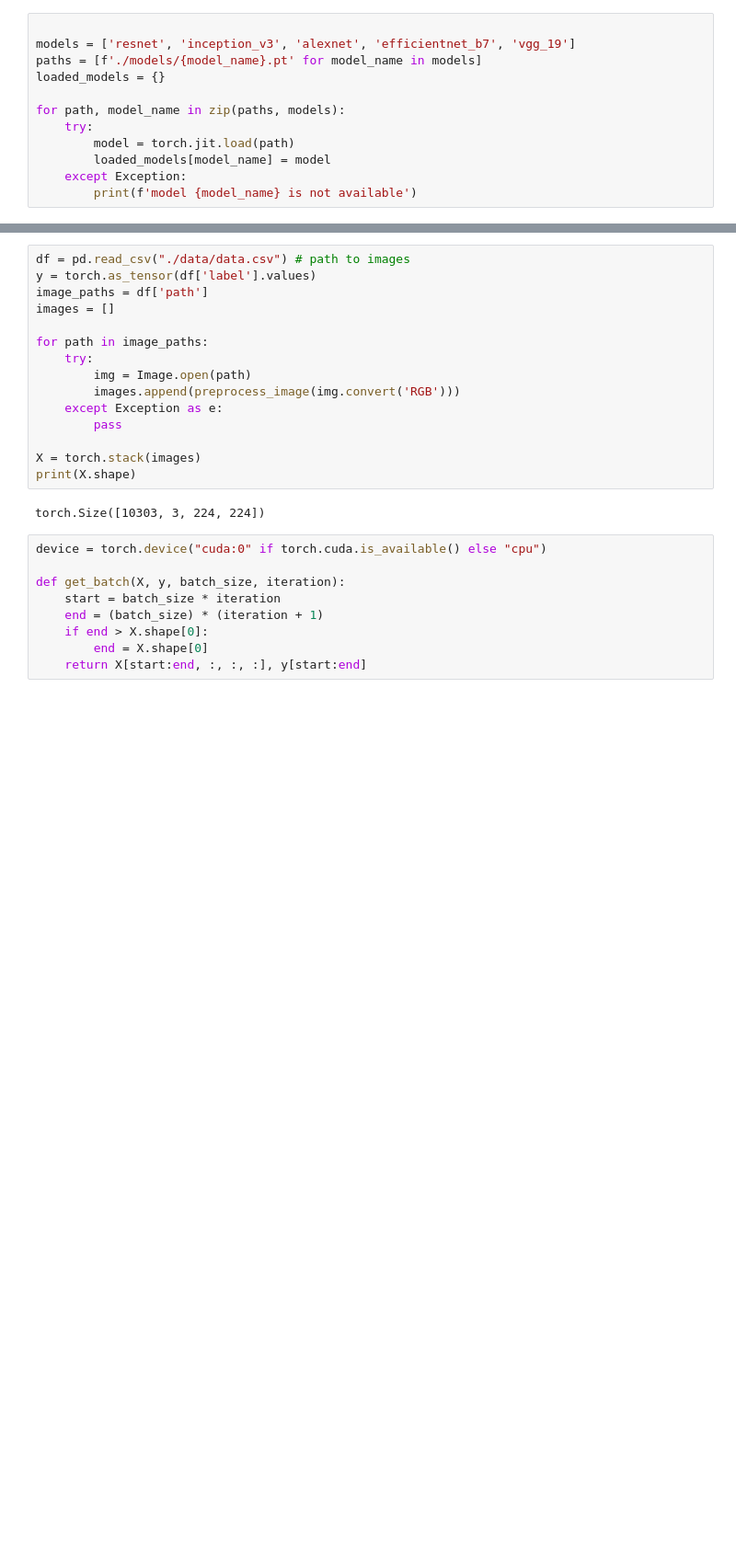
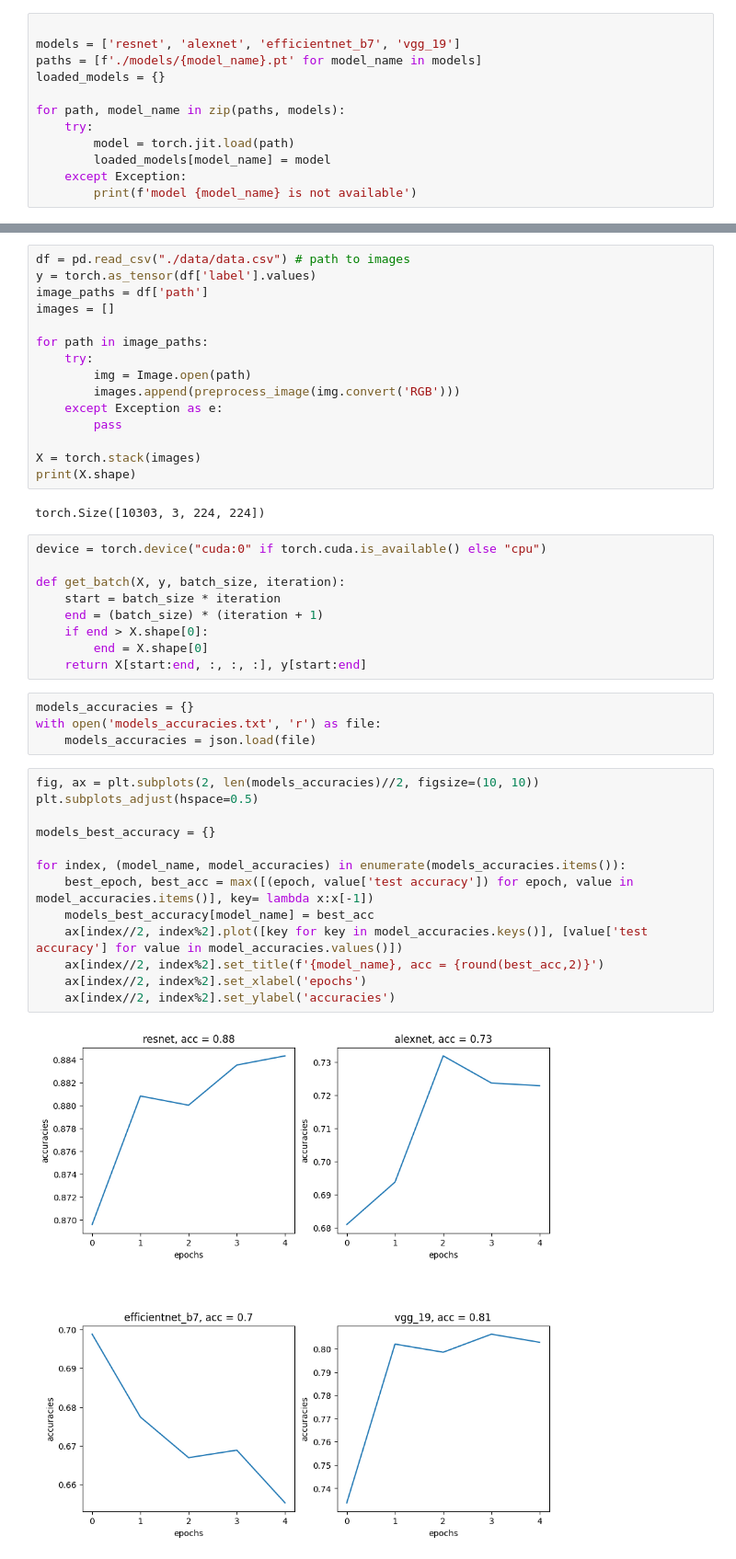
Before and after one commit to axelrocheteau/Neural-network, a Jupyter notebook: compare_NN.ipynb, the cells around one changed output, grey strips where cells are left out. Shown at 92% size. Saved outputs shown, nothing was run; the diff lists cells and outputs as text; blank space fills up the shorter version.

Commit message:
efficient_net accuracies, vgg_19 accuracies

```diff
--- a/compare_NN.ipynb
+++ b/compare_NN.ipynb
@@ -37,7 +33,7 @@ class_names = {
 classes = [class_name for class_name in class_names.values()]
 # %%
 
-models = ['resnet', 'inception_v3', 'alexnet', 'efficientnet_b7', 'vgg_19']
+models = ['resnet', 'alexnet', 'efficientnet_b7', 'vgg_19']
 paths = [f'./models/{model_name}.pt' for model_name in models]
 loaded_models = {}
 
@@ -87,4 +78,23 @@ def get_batch(X, y, batch_size, iteration):
     if end > X.shape[0]:
         end = X.shape[0]
     return X[start:end, :, :, :], y[start:end]
+# %%
+models_accuracies = {}
+with open('models_accuracies.txt', 'r') as file:
+    models_accuracies = json.load(file)
+# %%
+fig, ax = plt.subplots(2, len(models_accuracies)//2, figsize=(10, 10))
+plt.subplots_adjust(hspace=0.5)
+
+models_best_accuracy = {}
+
+for index, (model_name, model_accuracies) in enumerate(models_accuracies.items()):
+    best_epoch, best_acc = max([(epoch, value['test accuracy']) for epoch, value in model_accuracies.items()], key= lambda x:x[-1])
+    models_best_accuracy[model_name] = best_acc
+    ax[index//2, index%2].plot([key for key in model_accuracies.keys()], [value['test accuracy'] for value in model_accuracies.values()])
+    ax[index//2, index%2].set_title(f'{model_name}, acc = {round(best_acc,2)}')
+    ax[index//2, index%2].set_xlabel('epochs')
+    ax[index//2, index%2].set_ylabel('accuracies')
+# %% [output]
+[figure, added]
 # %%
```
Also changed, not shown: parts of 6 cells of this notebook, 3 other files.
